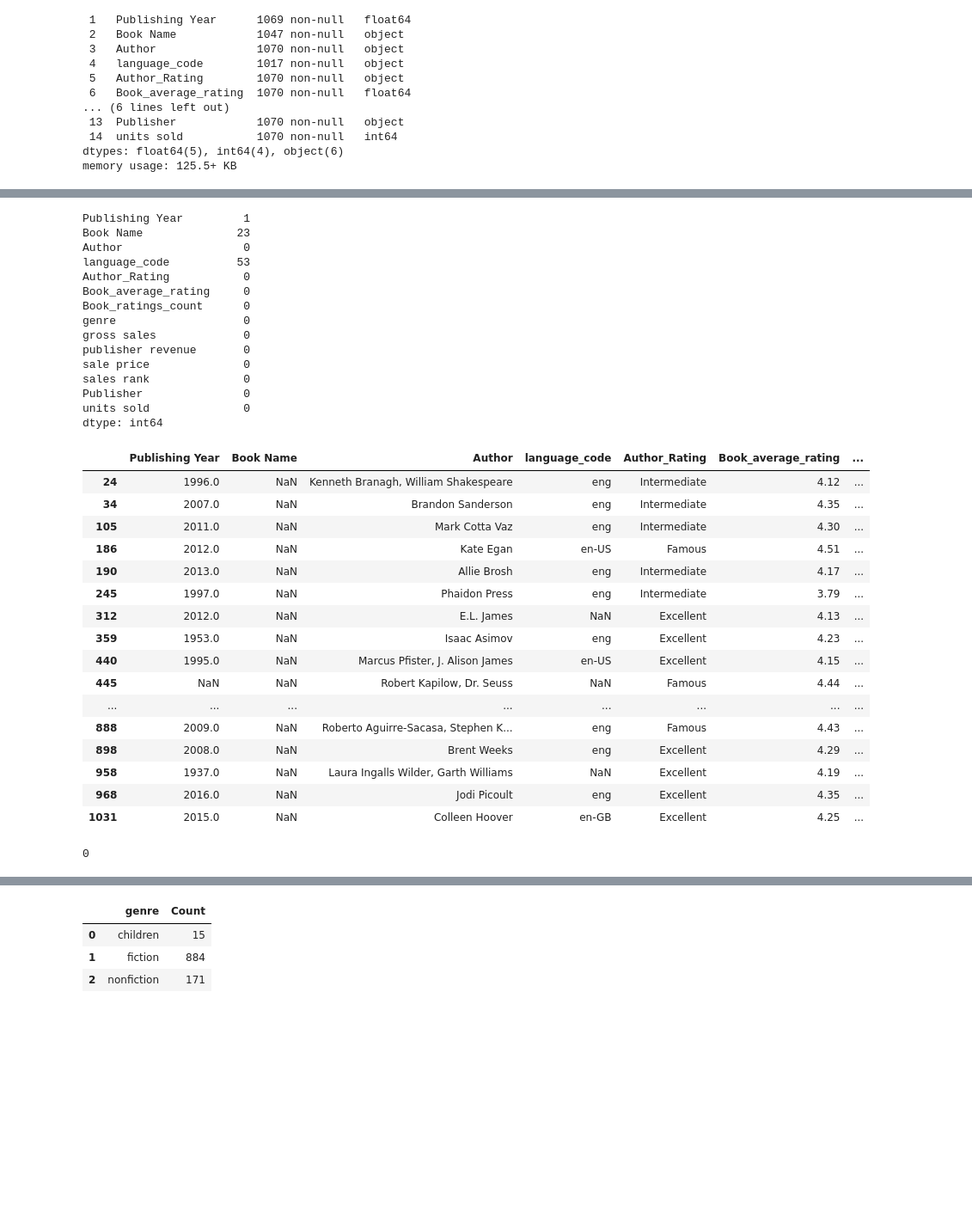
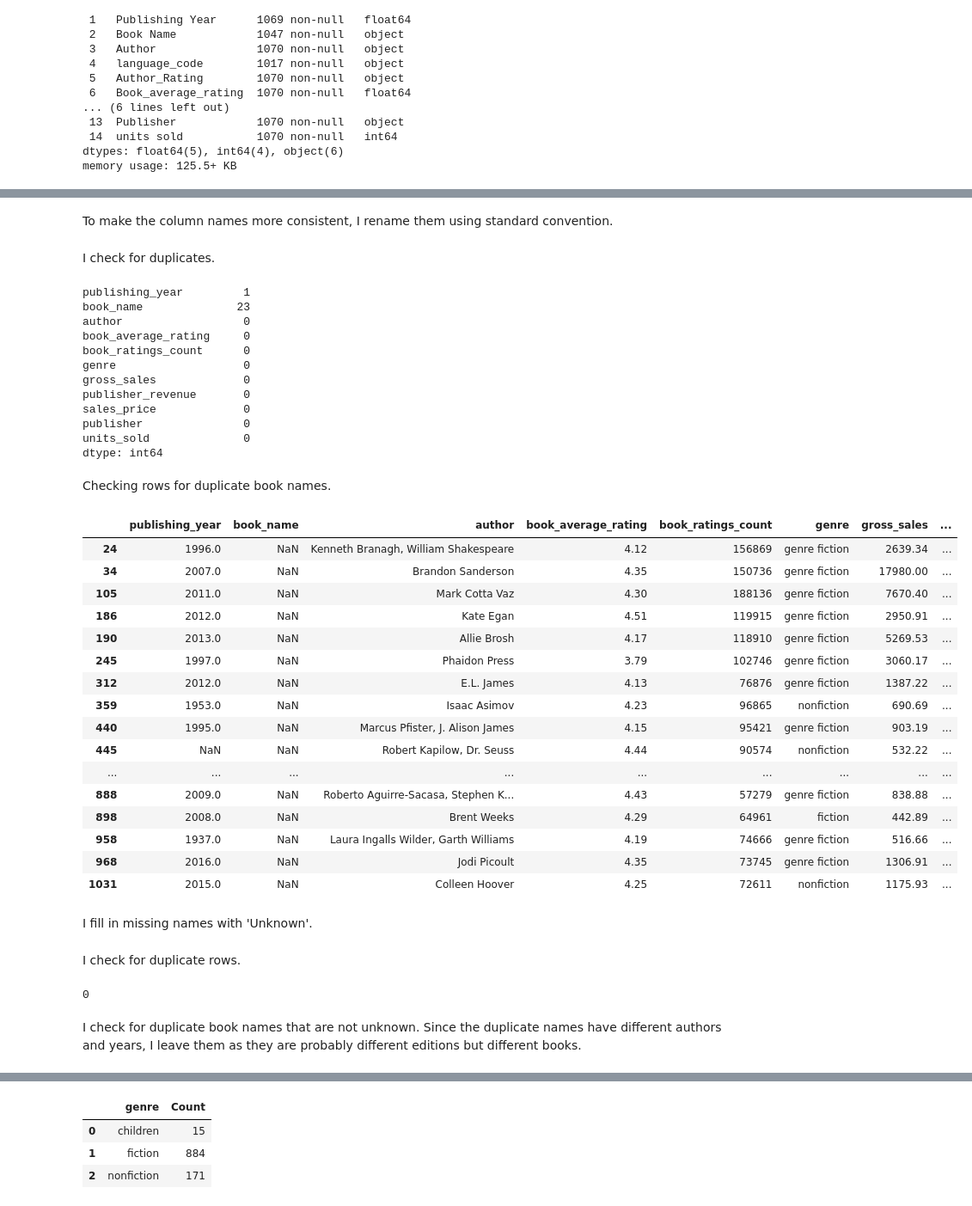
Before and after one commit to nelsonj1614/sdt_project, a Jupyter notebook: notebooks/eda.ipynb, the cells around one changed output, grey strips where cells are left out. Shown: that part at 86% size. Cells and saved outputs as stored; diff of their text form; code cells hidden in the pictures; blank space fills up the shorter version.

```diff
--- a/notebooks/eda.ipynb
+++ b/notebooks/eda.ipynb
@@ -41,41 +50,50 @@ memory usage: 125.5+ KB
 # %%
-df.drop(columns='index',inplace=True)
+df.drop(columns=['index','language_code','Author_Rating','sales rank'],inplace=True)
+# %% [markdown]
+To make the column names more consistent, I rename them using standard convention.
+# %%
+df.columns = ['publishing_year','book_name','author','book_average_rating',
+              'book_ratings_count','genre','gross_sales','publisher_revenue','sales_price',
+              'publisher','units_sold']
+# %% [markdown]
+I check for duplicates.
 # %%
 df.isna().sum()
 # %% [output]
-Publishing Year         1
-Book Name              23
-Author                  0
-language_code          53
-Author_Rating           0
-Book_average_rating     0
-Book_ratings_count      0
+publishing_year         1
+book_name              23
+author                  0
+book_average_rating     0
+book_ratings_count      0
 genre                   0
-gross sales             0
-publisher revenue       0
-sale price              0
-sales rank              0
-Publisher               0
-units sold              0
+gross_sales             0
+publisher_revenue       0
+sales_price             0
+publisher               0
+units_sold              0
 dtype: int64
+# %% [markdown]
+Checking rows for duplicate book names.
 # %%
-df[df['Book Name'].isna()]
+df[df['book_name'].isna()]
 # %% [output]
-|  | Publishing Year | Book Name | Author | language_code | Author_Rating | Book_average_rating | ... |
-| 24 | 1996.0 | NaN | Kenneth Branagh, William Shakespeare | eng | Intermediate | 4.12 | ... |
-| 34 | 2007.0 | NaN | Brandon Sanderson | eng | Intermediate | 4.35 | ... |
-| 105 | 2011.0 | NaN | Mark Cotta Vaz | eng | Intermediate | 4.30 | ... |
-| 186 | 2012.0 | NaN | Kate Egan | en-US | Famous | 4.51 | ... |
-| 190 | 2013.0 | NaN | Allie Brosh | eng | Intermediate | 4.17 | ... |
-| 245 | 1997.0 | NaN | Phaidon Press | eng | Intermediate | 3.79 | ... |
-| 312 | 2012.0 | NaN | E.L. James | NaN | Excellent | 4.13 | ... |
-| 359 | 1953.0 | NaN | Isaac Asimov | eng | Excellent | 4.23 | ... |
-| 440 | 1995.0 | NaN | Marcus Pfister, J. Alison James | en-US | Excellent | 4.15 | ... |
-| 445 | NaN | NaN | Robert Kapilow, Dr. Seuss | NaN | Famous | 4.44 | ... |
-| ... | ... | ... | ... | ... | ... | ... | ... |
-| 888 | 2009.0 | NaN | Roberto Aguirre-Sacasa, Stephen K... | eng | Famous | 4.43 | ... |
-| 898 | 2008.0 | NaN | Brent Weeks | eng | Excellent | 4.29 | ... |
-| 958 | 1937.0 | NaN | Laura Ingalls Wilder, Garth Williams | NaN | Excellent | 4.19 | ... |
-| 968 | 2016.0 | NaN | Jodi Picoult | eng | Excellent | 4.35 | ... |
-| 1031 | 2015.0 | NaN | Colleen Hoover | en-GB | Excellent | 4.25 | ... |
+|  | publishing_year | book_name | author | book_average_rating | book_ratings_count | genre | gross_sales | ... |
+| 24 | 1996.0 | NaN | Kenneth Branagh, William Shakespeare | 4.12 | 156869 | genre fiction | 2639.34 | ... |
+| 34 | 2007.0 | NaN | Brandon Sanderson | 4.35 | 150736 | genre fiction | 17980.00 | ... |
+| 105 | 2011.0 | NaN | Mark Cotta Vaz | 4.30 | 188136 | genre fiction | 7670.40 | ... |
+| 186 | 2012.0 | NaN | Kate Egan | 4.51 | 119915 | genre fiction | 2950.91 | ... |
+| 190 | 2013.0 | NaN | Allie Brosh | 4.17 | 118910 | genre fiction | 5269.53 | ... |
+| 245 | 1997.0 | NaN | Phaidon Press | 3.79 | 102746 | genre fiction | 3060.17 | ... |
+| 312 | 2012.0 | NaN | E.L. James | 4.13 | 76876 | genre fiction | 1387.22 | ... |
+| 359 | 1953.0 | NaN | Isaac Asimov | 4.23 | 96865 | nonfiction | 690.69 | ... |
+| 440 | 1995.0 | NaN | Marcus Pfister, J. Alison James | 4.15 | 95421 | genre fiction | 903.19 | ... |
+| 445 | NaN | NaN | Robert Kapilow, Dr. Seuss | 4.44 | 90574 | nonfiction | 532.22 | ... |
+| ... | ... | ... | ... | ... | ... | ... | ... | ... |
+| 888 | 2009.0 | NaN | Roberto Aguirre-Sacasa, Stephen K... | 4.43 | 57279 | genre fiction | 838.88 | ... |
+| 898 | 2008.0 | NaN | Brent Weeks | 4.29 | 64961 | fiction | 442.89 | ... |
+| 958 | 1937.0 | NaN | Laura Ingalls Wilder, Garth Williams | 4.19 | 74666 | genre fiction | 516.66 | ... |
+| 968 | 2016.0 | NaN | Jodi Picoult | 4.35 | 73745 | genre fiction | 1306.91 | ... |
+| 1031 | 2015.0 | NaN | Colleen Hoover | 4.25 | 72611 | nonfiction | 1175.93 | ... |
+# %% [markdown]
+I fill in missing names with 'Unknown'.
 # %%
@@ -83,5 +101,9 @@ df['Book Name'].fillna('Unknown',inplace=True)
+# %% [markdown]
+I check for duplicate rows.
 # %%
 df.duplicated().sum()
 # %% [output]
 0
+# %% [markdown]
+I check for duplicate book names that are not unknown. Since the duplicate names have different authors and years, I leave them as they are probably different editions but different books.
 # %%
```
Also changed, not shown: parts of 29 cells of this notebook, 4 other files.
